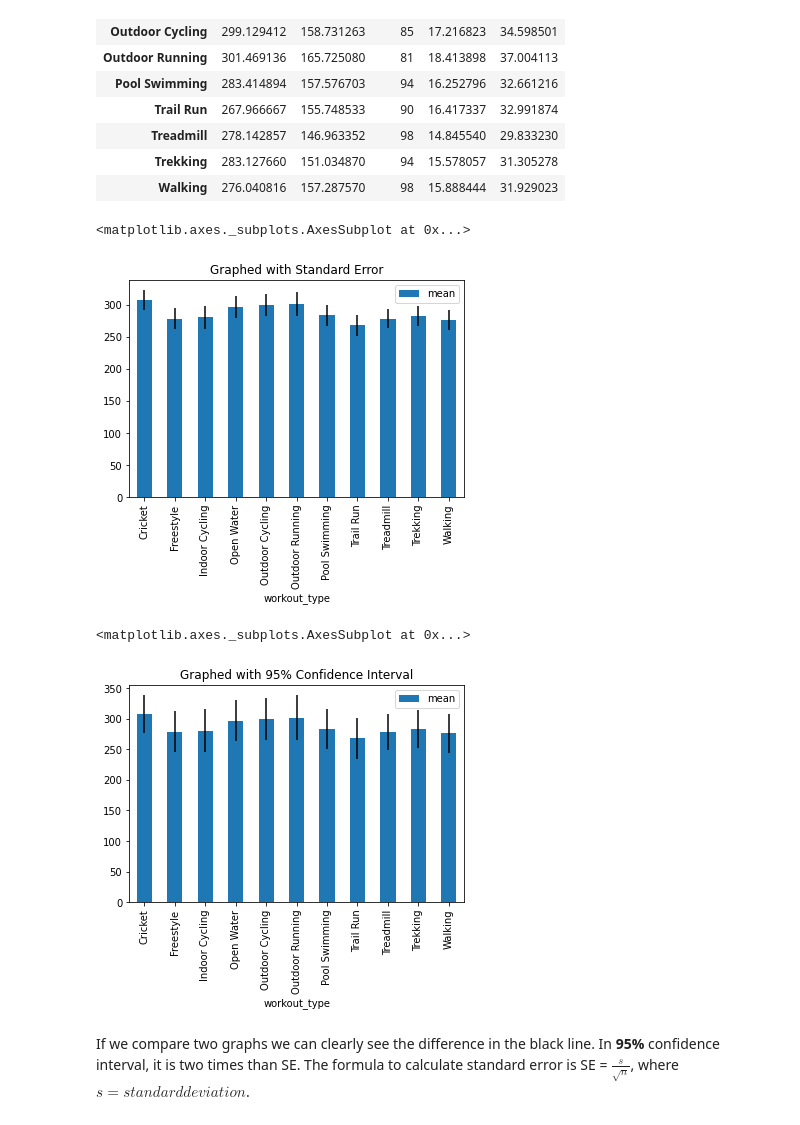
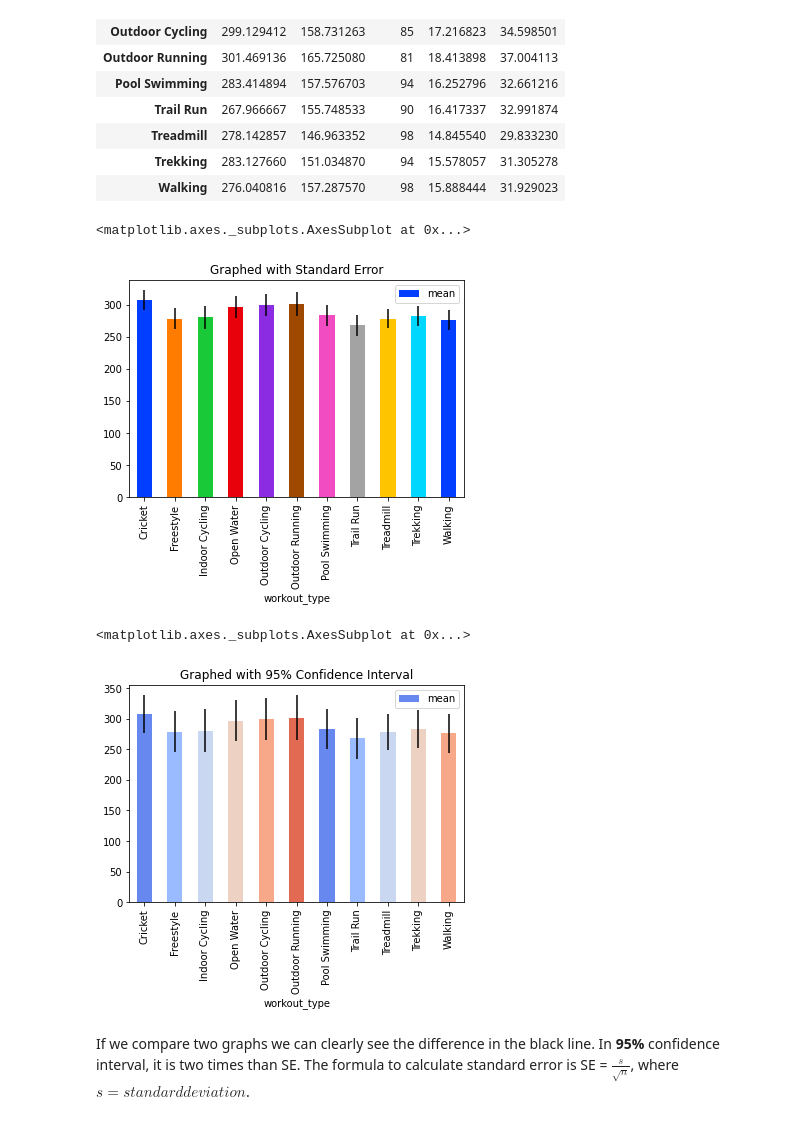
Before and after one commit to khatriprajwol/Data-Visualization-, a Jupyter notebook: Uncertainity.ipynb, the cells around one changed output. Drawn from its saved outputs; the diff is of its cells as text; code cells hidden in the pictures.

```diff
--- a/Uncertainity.ipynb
+++ b/Uncertainity.ipynb
@@ -70,14 +70,16 @@ See the caveats in the documentation: https://pandas.pydata.org/pandas-docs/stab
 | Trekking | 283.127660 | 151.034870 | 94 | 15.578057 | 31.305278 |
 | Walking | 276.040816 | 157.287570 | 98 | 15.888444 | 31.929023 |
 # %%
-dfgroupedcalories.plot.bar(y = 'mean',yerr = 'SE', title = 'Graphed with Standard Error' )
+colors = sns.color_palette('bright')[:11]
+dfgroupedcalories.plot.bar(y = 'mean',yerr = 'SE', title = 'Graphed with Standard Error', color = colors)
 # %% [output]
 <matplotlib.axes._subplots.AxesSubplot at 0x...>
-[figure, old version]
+[figure, new version]
 # %%
-dfgroupedcalories.plot.bar(y = 'mean',yerr = '95%', title = 'Graphed with 95% Confidence Interval' )
+colors = sns.color_palette('coolwarm')[:11]
+dfgroupedcalories.plot.bar(y = 'mean',yerr = '95%', title = 'Graphed with 95% Confidence Interval', color= colors )
 # %% [output]
 <matplotlib.axes._subplots.AxesSubplot at 0x...>
-[figure, old version]
+[figure, new version]
 # %% [markdown]
 If we compare two graphs we can clearly see the difference in the black line. In **95%** confidence interval, it is two times than SE. The formula to calculate standard error is SE = $\frac s{\sqrt n}$, where $s= standard deviation$.
```
